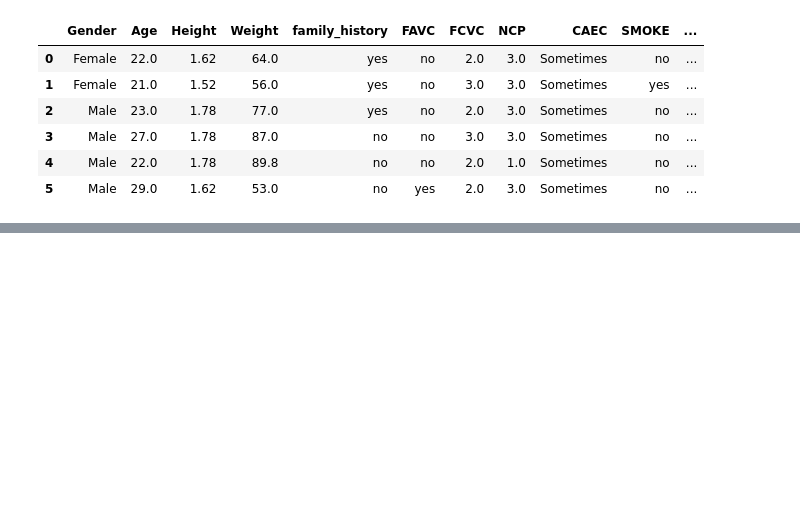
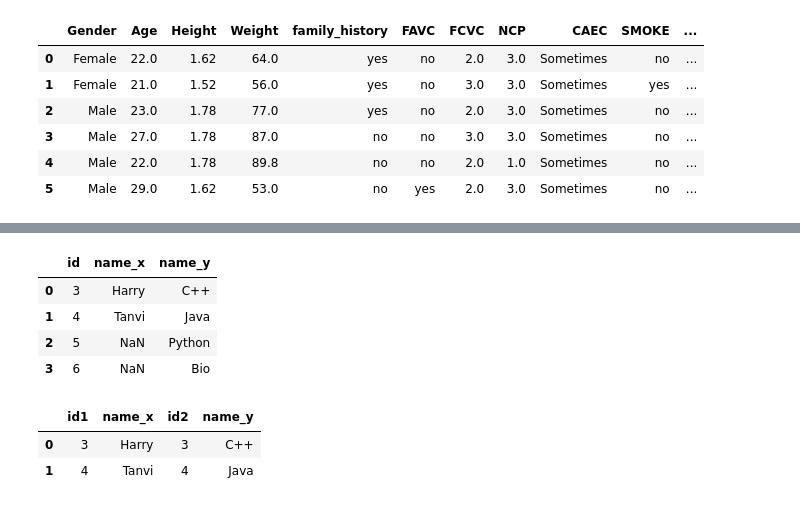
Before and after one commit to Nevin100/Pandas-PlayGround, a Jupyter notebook: Pandas.ipynb, the cells around one changed output, grey strips where cells are left out. Cells and saved outputs as stored; diff of their text form; code cells hidden in the pictures; blank space fills up the shorter version.

```diff
--- a/Pandas.ipynb
+++ b/Pandas.ipynb
@@ -357,0 +417,10 @@ obesity_data.head(6)
+# %%
+# Right :
+Right_result = pd.merge(df1, df2, how='right', on='id')
+Right_result
+# %% [output]
+|  | id | name_x | name_y |
+| 0 | 3 | Harry | C++ |
+| 1 | 4 | Tanvi | Java |
+| 2 | 5 | NaN | Python |
+| 3 | 6 | NaN | Bio |
@@ -357,0 +439,8 @@ obesity_data.head(6)
+# %%
+# inner :
+inner_result = pd.merge(df3, df4, how='inner', left_on='id1', right_on='id2')
+inner_result
+# %% [output]
+|  | id1 | name_x | id2 | name_y |
+| 0 | 3 | Harry | 3 | C++ |
+| 1 | 4 | Tanvi | 4 | Java |
```
Also changed, not shown: parts of 7 cells of this notebook.
